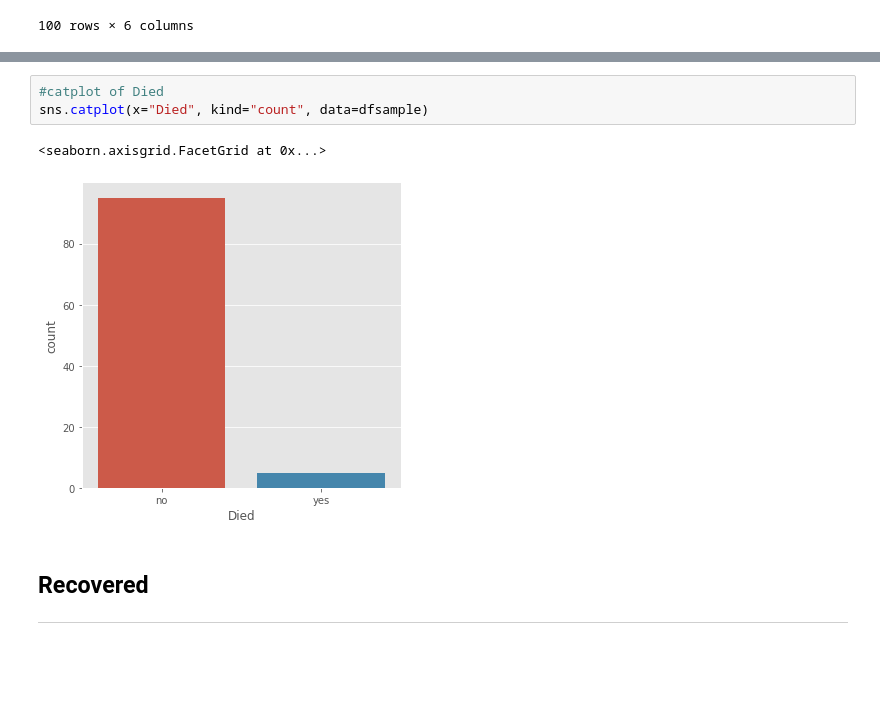
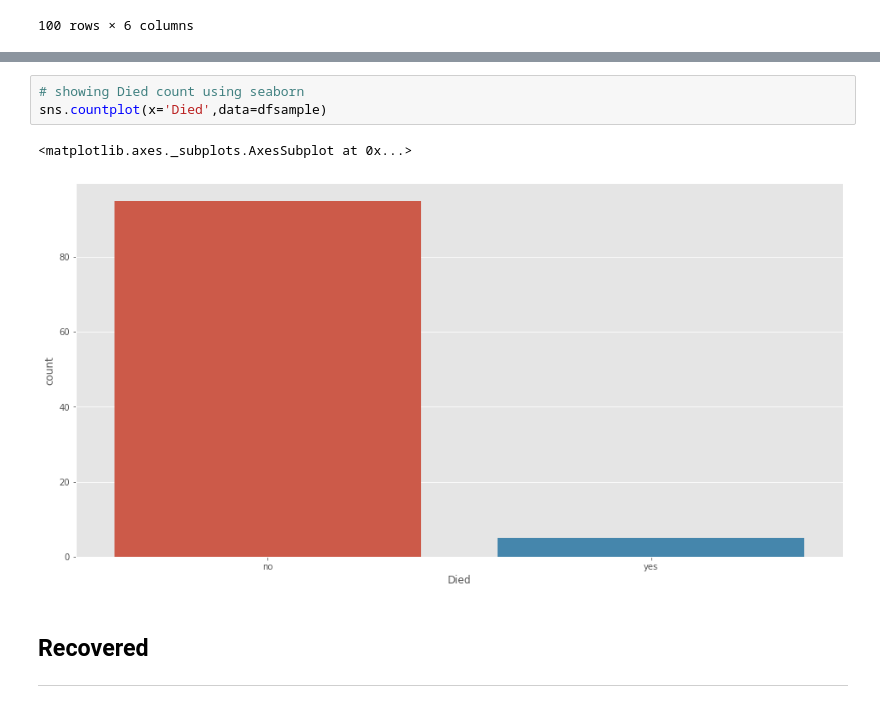
Before and after one commit to AineNicD/simulating-data, a Jupyter notebook: simulating-data.ipynb, the cells around one changed output, grey strips where cells are left out. Cells and saved outputs as stored; diff of their text form; blank space fills up the shorter version.

```diff
--- a/simulating-data.ipynb
+++ b/simulating-data.ipynb
@@ -742,9 +719,9 @@ dfsample
 # %%
-#catplot of Died
-sns.catplot(x="Died", kind="count", data=dfsample)
+# showing Died count using seaborn
+sns.countplot(x='Died',data=dfsample)
 # %% [output]
-<seaborn.axisgrid.FacetGrid at 0x...>
+<matplotlib.axes._subplots.AxesSubplot at 0x...>
-[figure, old version]
+[figure, new version]
 # %% [markdown]
 ## Recovered
 ***
```
Also changed, not shown: parts of 68 cells of this notebook.
